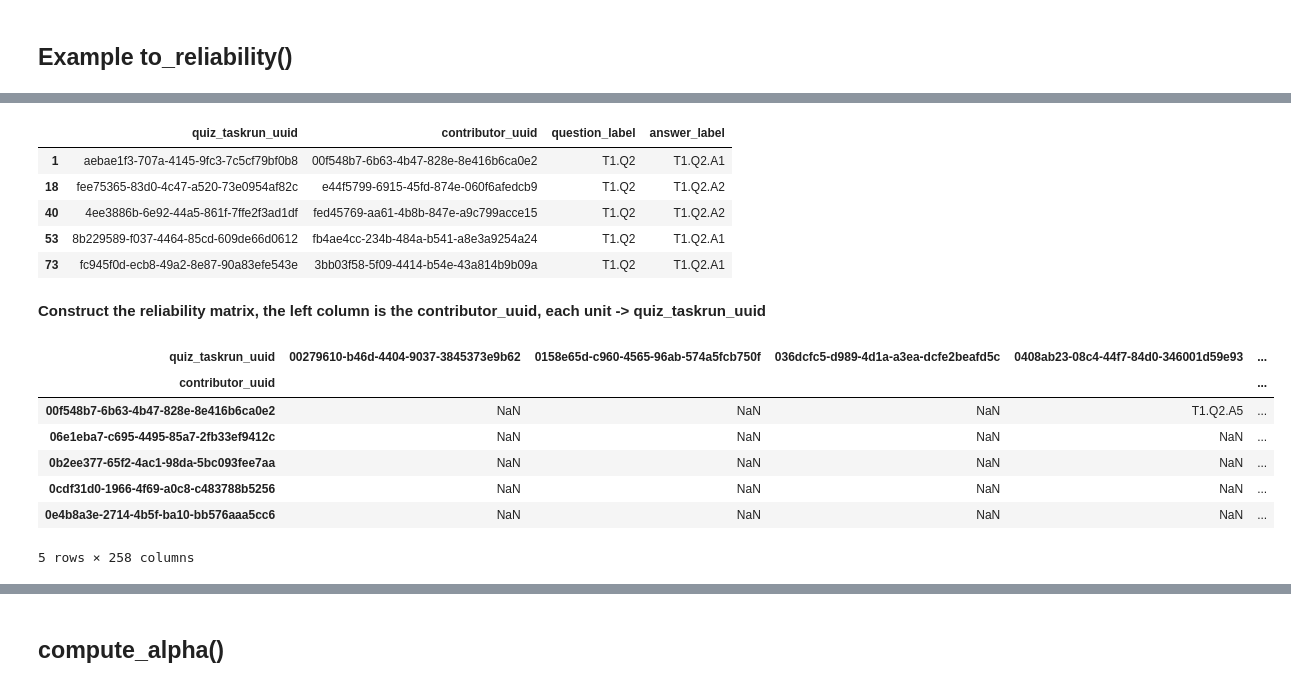
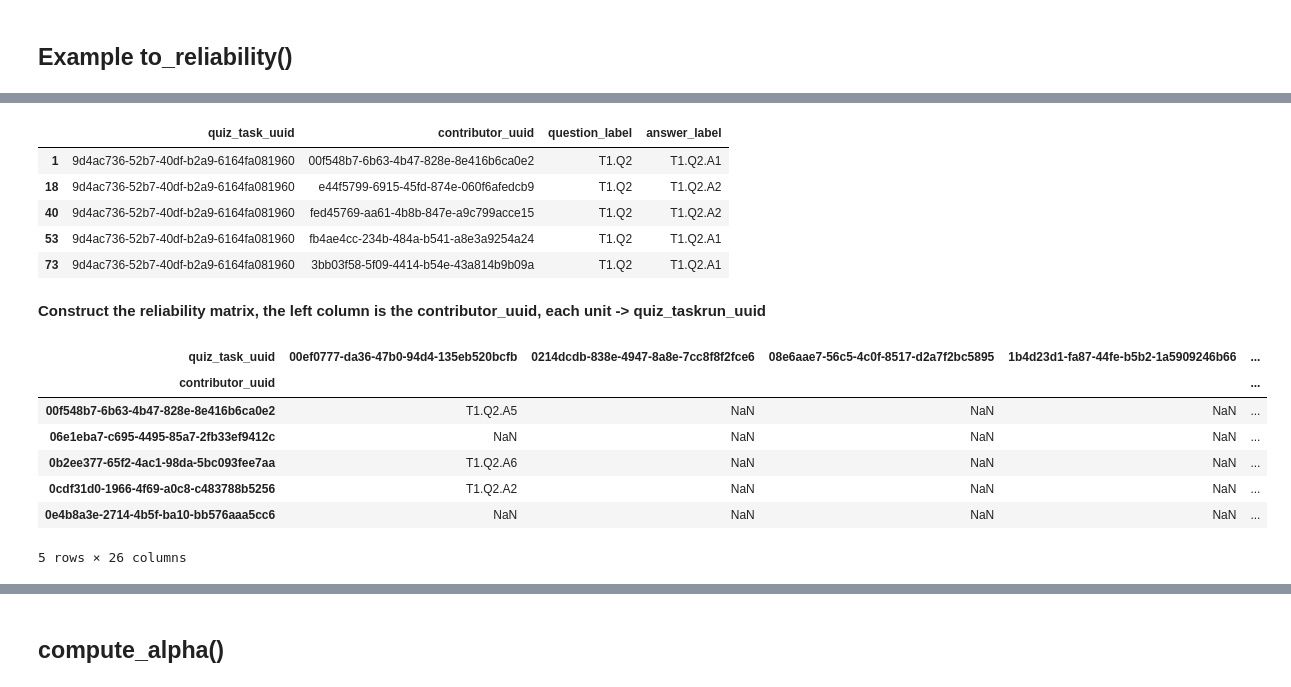
Before and after one commit to Hegelim/PE-Validation-Fall-20, a Jupyter notebook: Examples.ipynb, the cells around one changed output, grey strips where cells are left out. Saved outputs shown, nothing was run; the diff lists cells and outputs as text; code cells hidden in the pictures.

Commit message:
fixed the bug, finish checklist question, 95% done

```diff
--- a/Examples.ipynb
+++ b/Examples.ipynb
@@ -49,32 +51,33 @@ array([nan, nan, nan, 5, nan, nan, nan, nan, nan, nan, nan, nan, nan, nan,
 # load the example data
 relevance = pd.read_csv("Specialists data/Covid_SourceRelevancev1-2020-10-04T1838-DataHunt.csv")
 # select certain columns
-cols = ["quiz_taskrun_uuid", "contributor_uuid", "question_label", "answer_label"]
+cols = ["quiz_task_uuid", "contributor_uuid", "question_label", "answer_label"]
+relevance_q2 = relevance[relevance["question_label"] == "T1.Q2"]
 relevance_q2 = relevance_q2.reindex(columns=cols)
 relevance_q2.head()
 # %% [output]
-|  | quiz_taskrun_uuid | contributor_uuid | question_label | answer_label |
-| 1 | aebae1f3-707a-4145-9fc3-7c5cf79bf0b8 | 00f548b7-6b63-4b47-828e-8e416b6ca0e2 | T1.Q2 | T1.Q2.A1 |
-| 18 | fee75365-83d0-4c47-a520-73e0954af82c | e44f5799-6915-45fd-874e-060f6afedcb9 | T1.Q2 | T1.Q2.A2 |
-| 40 | 4ee3886b-6e92-44a5-861f-7ffe2f3ad1df | fed45769-aa61-4b8b-847e-a9c799acce15 | T1.Q2 | T1.Q2.A2 |
-| 53 | 8b229589-f037-4464-85cd-609de66d0612 | fb4ae4cc-234b-484a-b541-a8e3a9254a24 | T1.Q2 | T1.Q2.A1 |
-| 73 | fc945f0d-ecb8-49a2-8e87-90a83efe543e | 3bb03f58-5f09-4414-b54e-43a814b9b09a | T1.Q2 | T1.Q2.A1 |
+|  | quiz_task_uuid | contributor_uuid | question_label | answer_label |
+| 1 | 9d4ac736-52b7-40df-b2a9-6164fa081960 | 00f548b7-6b63-4b47-828e-8e416b6ca0e2 | T1.Q2 | T1.Q2.A1 |
+| 18 | 9d4ac736-52b7-40df-b2a9-6164fa081960 | e44f5799-6915-45fd-874e-060f6afedcb9 | T1.Q2 | T1.Q2.A2 |
+| 40 | 9d4ac736-52b7-40df-b2a9-6164fa081960 | fed45769-aa61-4b8b-847e-a9c799acce15 | T1.Q2 | T1.Q2.A2 |
+| 53 | 9d4ac736-52b7-40df-b2a9-6164fa081960 | fb4ae4cc-234b-484a-b541-a8e3a9254a24 | T1.Q2 | T1.Q2.A1 |
+| 73 | 9d4ac736-52b7-40df-b2a9-6164fa081960 | 3bb03f58-5f09-4414-b54e-43a814b9b09a | T1.Q2 | T1.Q2.A1 |
 # %% [markdown]
 **Construct the reliability matrix, the left column is the contributor_uuid, each unit -> quiz_taskrun_uuid**
 # %%
-df = pd.pivot_table(relevance_q2, values='answer_label', index='contributor_uuid', columns='quiz_taskrun_uuid', aggfunc=select)
+df = pd.pivot_table(relevance_q2, values='answer_label', index='contributor_uuid', columns='quiz_task_uuid', aggfunc=select)
 # drop nan rows
 df = df.dropna(axis=1, how='all')
 df.head(5)
 # %% [output]
-| quiz_taskrun_uuid | 00279610-b46d-4404-9037-3845373e9b62 | 0158e65d-c960-4565-96ab-574a5fcb750f | 036dcfc5-d989-4d1a-a3ea-dcfe2beafd5c | 0408ab23-08c4-44f7-84d0-346001d59e93 | ... |
+| quiz_task_uuid | 00ef0777-da36-47b0-94d4-135eb520bcfb | 0214dcdb-838e-4947-8a8e-7cc8f8f2fce6 | 08e6aae7-56c5-4c0f-8517-d2a7f2bc5895 | 1b4d23d1-fa87-44fe-b5b2-1a5909246b66 | ... |
 | contributor_uuid |  |  |  |  | ... |
-| 00f548b7-6b63-4b47-828e-8e416b6ca0e2 | NaN | NaN | NaN | T1.Q2.A5 | ... |
+| 00f548b7-6b63-4b47-828e-8e416b6ca0e2 | T1.Q2.A5 | NaN | NaN | NaN | ... |
 | 06e1eba7-c695-4495-85a7-2fb33ef9412c | NaN | NaN | NaN | NaN | ... |
-| 0b2ee377-65f2-4ac1-98da-5bc093fee7aa | NaN | NaN | NaN | NaN | ... |
-| 0cdf31d0-1966-4f69-a0c8-c483788b5256 | NaN | NaN | NaN | NaN | ... |
+| 0b2ee377-65f2-4ac1-98da-5bc093fee7aa | T1.Q2.A6 | NaN | NaN | NaN | ... |
+| 0cdf31d0-1966-4f69-a0c8-c483788b5256 | T1.Q2.A2 | NaN | NaN | NaN | ... |
 | 0e4b8a3e-2714-4b5f-ba10-bb576aaa5cc6 | NaN | NaN | NaN | NaN | ... |
-5 rows × 258 columns
+5 rows × 26 columns
 # %%
 array = df.to_numpy()
 array[0]
```
Also changed, not shown: parts of 19 cells of this notebook, 7 other files.
